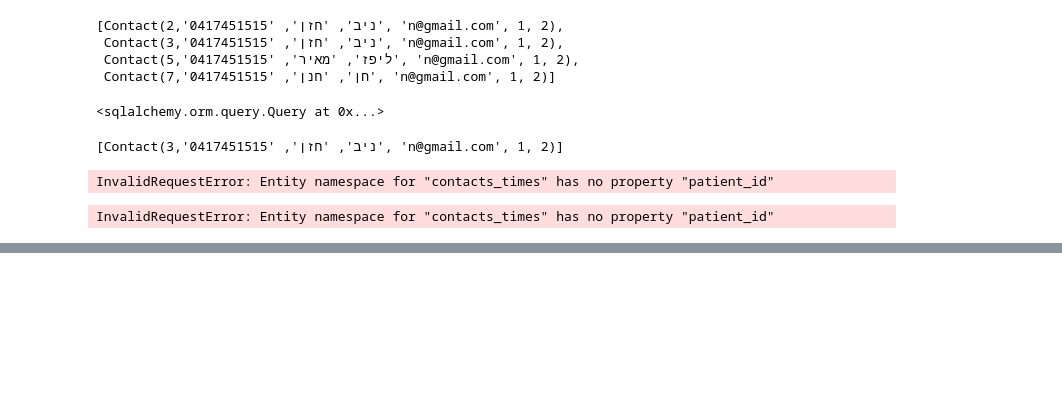
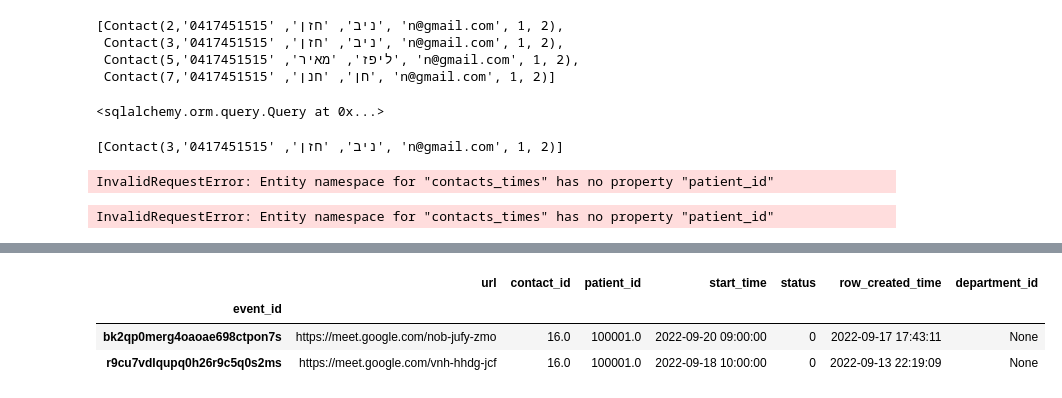
Before and after one commit to nivbadli1/temi_v3, a Jupyter notebook: apps/core/add_rows_to_db.ipynb, the cells around one changed output, grey strips where cells are left out. Saved outputs shown, nothing was run; the diff lists cells and outputs as text; code cells hidden in the pictures; blank space fills up the shorter version.

```diff
--- a/apps/add_rows_to_db.ipynb
+++ b/apps/core/add_rows_to_db.ipynb
@@ -13,0 +87,6 @@ p = session.query(Patient).filter_by(patient_id=200001).first()
+# %%
+import pandas as pd
+cols = [c.name for c in p.__table__.columns]
+pk = [c.name for c in p.__table__.primary_key]
+tuplefied_list = [(getattr(item, col) for col in cols) for item in session.query(Patient).all()]
+df = pd.DataFrame.from_records(tuplefied_list, index=pk, columns=cols)
@@ -265,0 +477,16 @@ InvalidRequestError: Entity namespace for "contacts_times" has no property "pati
+# %%
+import utils as U
+def transform_time_df_to_datetime_df(df,next_days_num):
+    """
+    :param df: df with time cols
+    :param next_days_num: how many days forrword to get dates
+    :return: df with next dates time
+    """
+    df = convert_time_cols_to_time_delta(df, ['from_hour', 'to_hour'])
+    df = concact_time_cols_and_date(df,next_days_num)
+    return df
+# %% [output]
+|  | url | contact_id | patient_id | start_time | status | row_created_time | department_id |
+| event_id |  |  |  |  |  |  |  |
+| bk2qp0merg4oaoae698ctpon7s | https://meet.google.com/nob-jufy-zmo | 16.0 | 100001.0 | 2022-09-20 09:00:00 | 0 | 2022-09-17 17:43:11 | None |
+| r9cu7vdlqupq0h26r9c5q0s2ms | https://meet.google.com/vnh-hhdg-jcf | 16.0 | 100001.0 | 2022-09-18 10:00:00 | 0 | 2022-09-13 22:19:09 | None |
```
Also changed, not shown: parts of 21 cells of this notebook, 5 other files.
